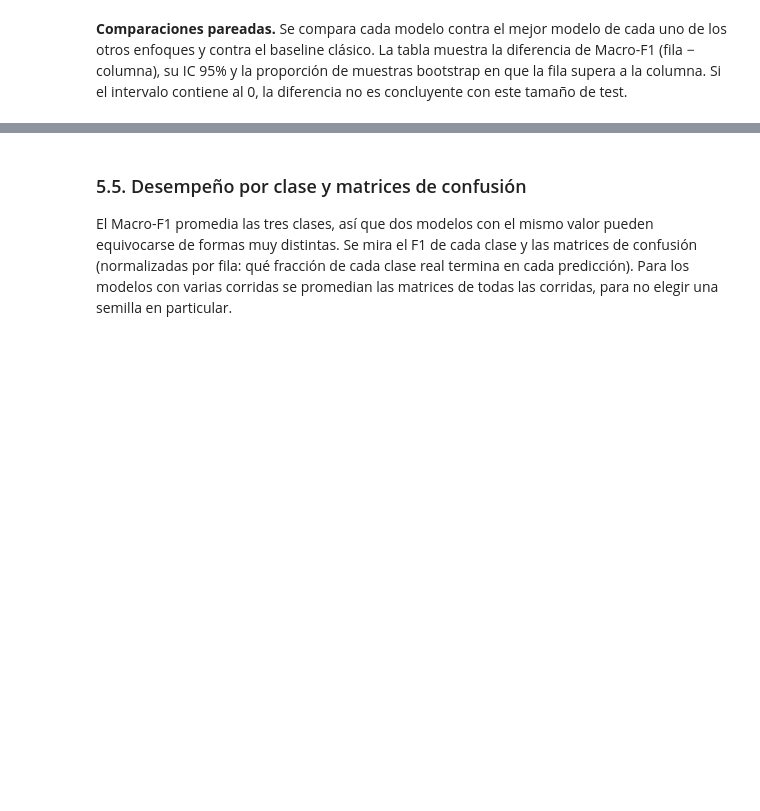
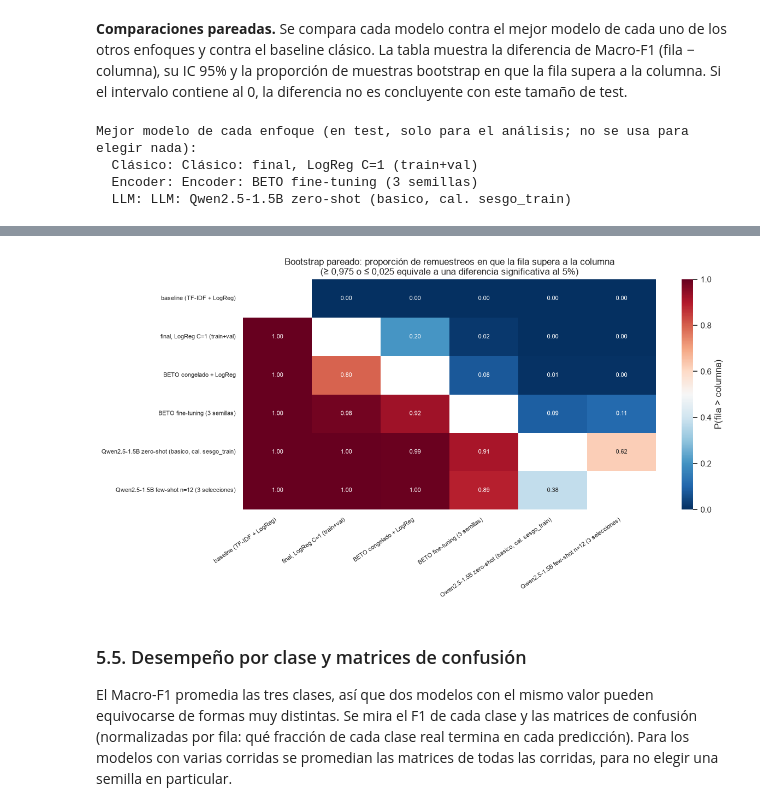
Before and after one commit to AgustinMendez25/TP3-IAyNeuro, a Jupyter notebook: Etapa5.ipynb, the cells around one changed output, grey strips where cells are left out. Cells and saved outputs as stored; diff of their text form; code cells hidden in the pictures; blank space fills up the shorter version.

Commit message:
Etapa 5 - Ejecutada

```diff
--- a/Etapa5.ipynb
+++ b/Etapa5.ipynb
@@ -212,8 +228,9 @@ for nombre, col in zip(nombres_zs, cols_zs):
 
 nombres_fs = [m for m in p4.index if "few-shot" in m and "(media de" in m]
 for nombre in nombres_fs:
-    k = re.search(r"k=(\d+)", nombre).group(1)
-    cols_fs = [c for c in preds.columns if c.startswith(f"pred_few_shot_k{k}_")]
+    letra, k = re.search(r" ([kn])=(\d+)", nombre).groups()   # "k=12" o "n=12" según la versión de la etapa 4
+    cols_fs = [c for c in preds.columns if c.startswith(f"pred_few_shot_{letra}{k}_")]
+    assert cols_fs, f"No se encontraron predicciones para {nombre}"
     agregar("LLM", f"LLM: {nombre.split(' (media de')[0]} ({len(cols_fs)} selecciones)", p4.loc[nombre], cols_fs,
             gpu_de(p4), desvio=fila_desvio(p4, nombre))
 
@@ -345,7 +389,12 @@ sns.heatmap(matriz, annot=True, fmt=".2f", cmap="RdBu_r", center=0.5, vmin=0, vm
             cbar_kws={"label": "P(fila > columna)"}, annot_kws={"fontsize": 8})
 ax.set_xticklabels([CORTO[m] for m in modelos_reales], rotation=35, ha="right", fontsize=8)
 ax.set_yticklabels([CORTO[m] for m in modelos_reales], fontsize=8)
-ax.set_xlabel(""); ax.set_ylabel("")
+ax.set_xlabel(""); ax.set_ylabel(""); ax.grid(False)
 ax.set_title("Bootstrap pareado: proporción de remuestreos en que la fila supera a la columna\n"
              "(≥ 0,975 o ≤ 0,025 equivale a una diferencia significativa al 5%)")
 plt.tight_layout(); plt.show()
+# %% [output]
+Mejor modelo de cada enfoque (en test, solo para el análisis; no se usa para elegir nada):
+  Clásico: Clásico: final, LogReg C=1 (train+val)
+  Encoder: Encoder: BETO fine-tuning (3 semillas)
+  LLM: LLM: Qwen2.5-1.5B zero-shot (basico, cal. sesgo_train)
@@ -352,3 +409,4 @@ plt.tight_layout(); plt.show()
+[figure, added]
 # %% [markdown]
 ### 5.5. Desempeño por clase y matrices de confusión
 
```
Also changed, not shown: parts of 25 cells of this notebook.
